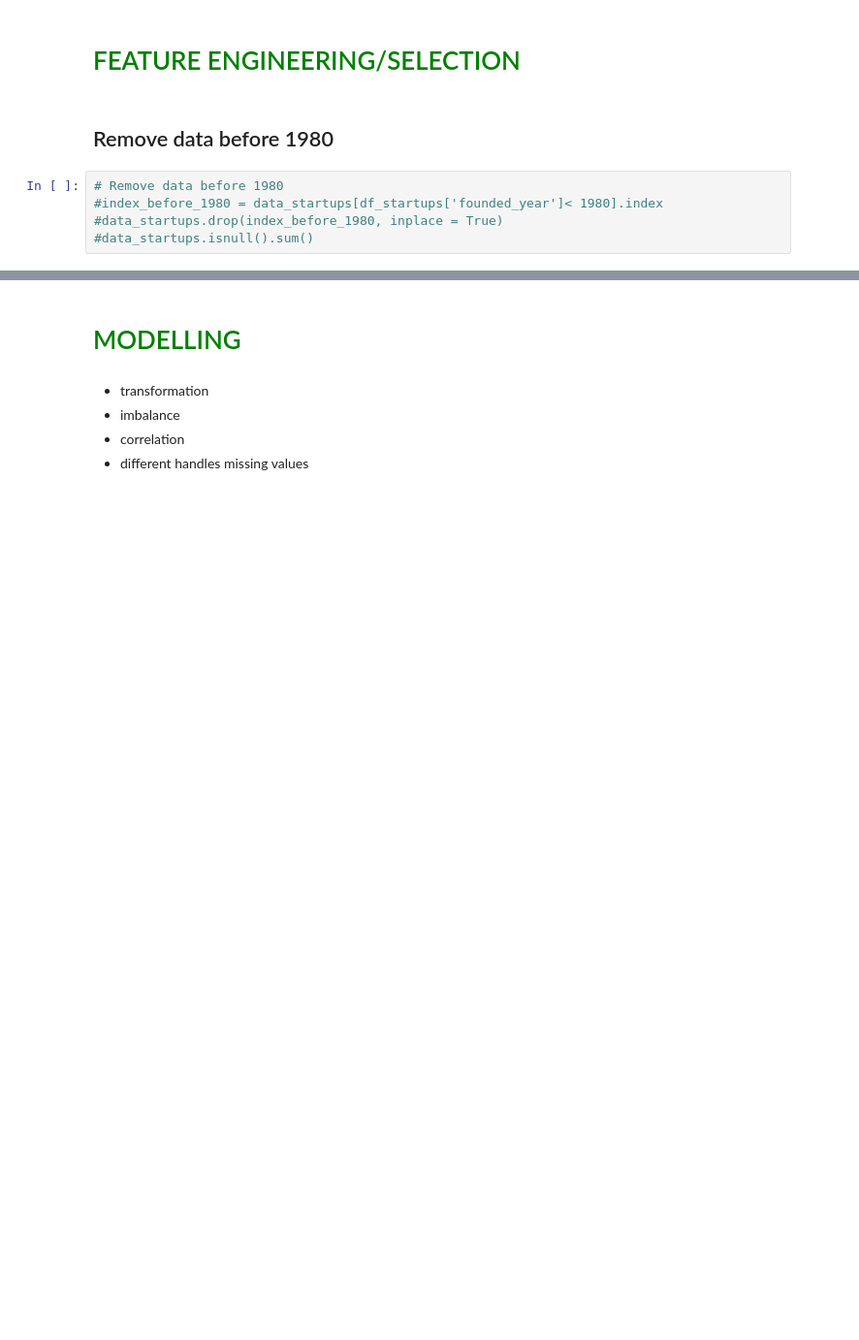
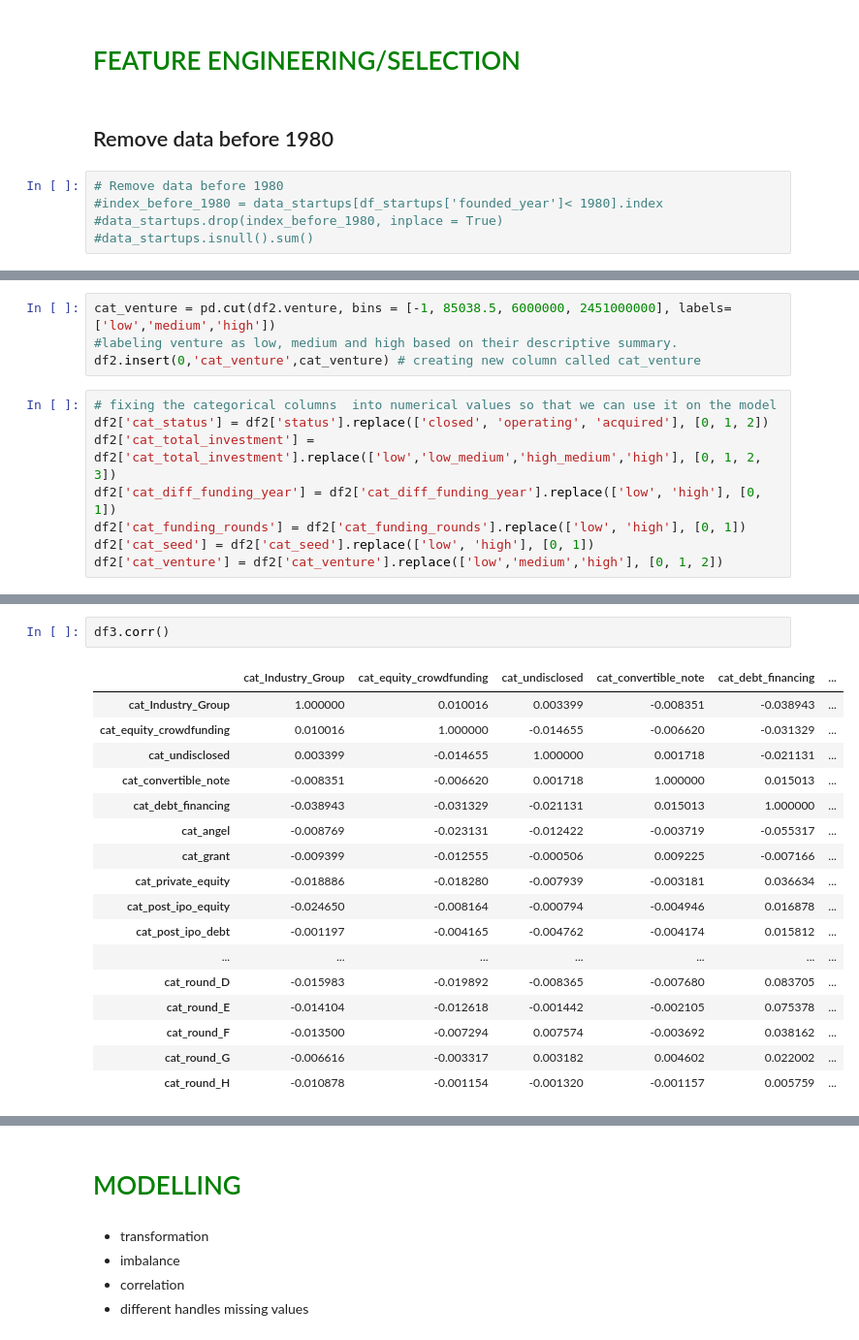
Before and after one commit to FirenziaF/STARTUP-FUNDING-ANALYSIS, a Jupyter notebook: notebook.ipynb, the cells around one changed output, grey strips where cells are left out. Shown at 97% size. Cells and saved outputs as stored; diff of their text form; blank space fills up the shorter version.

```diff
--- a/notebook.ipynb
+++ b/notebook.ipynb
@@ -1126,0 +1461,12 @@ plt.imshow(w)
+# %%
+cat_venture = pd.cut(df2.venture, bins = [-1, 85038.5, 6000000, 2451000000], labels=['low','medium','high'])
+#labeling venture as low, medium and high based on their descriptive summary.
+df2.insert(0,'cat_venture',cat_venture) # creating new column called cat_venture
+# %%
+# fixing the categorical columns  into numerical values so that we can use it on the model
+df2['cat_status'] = df2['status'].replace(['closed', 'operating', 'acquired'], [0, 1, 2])
+df2['cat_total_investment'] = df2['cat_total_investment'].replace(['low','low_medium','high_medium','high'], [0, 1, 2, 3])
+df2['cat_diff_funding_year'] = df2['cat_diff_funding_year'].replace(['low', 'high'], [0, 1])
+df2['cat_funding_rounds'] = df2['cat_funding_rounds'].replace(['low', 'high'], [0, 1])
+df2['cat_seed'] = df2['cat_seed'].replace(['low', 'high'], [0, 1])
+df2['cat_venture'] = df2['cat_venture'].replace(['low','medium','high'], [0, 1, 2])
@@ -1126,0 +1559,20 @@ plt.imshow(w)
+# %%
+df3.corr()
+# %% [output]
+|  | cat_Industry_Group | cat_equity_crowdfunding | cat_undisclosed | cat_convertible_note | cat_debt_financing | ... |
+| cat_Industry_Group | 1.000000 | 0.010016 | 0.003399 | -0.008351 | -0.038943 | ... |
+| cat_equity_crowdfunding | 0.010016 | 1.000000 | -0.014655 | -0.006620 | -0.031329 | ... |
+| cat_undisclosed | 0.003399 | -0.014655 | 1.000000 | 0.001718 | -0.021131 | ... |
+| cat_convertible_note | -0.008351 | -0.006620 | 0.001718 | 1.000000 | 0.015013 | ... |
+| cat_debt_financing | -0.038943 | -0.031329 | -0.021131 | 0.015013 | 1.000000 | ... |
+| cat_angel | -0.008769 | -0.023131 | -0.012422 | -0.003719 | -0.055317 | ... |
+| cat_grant | -0.009399 | -0.012555 | -0.000506 | 0.009225 | -0.007166 | ... |
+| cat_private_equity | -0.018886 | -0.018280 | -0.007939 | -0.003181 | 0.036634 | ... |
+| cat_post_ipo_equity | -0.024650 | -0.008164 | -0.000794 | -0.004946 | 0.016878 | ... |
+| cat_post_ipo_debt | -0.001197 | -0.004165 | -0.004762 | -0.004174 | 0.015812 | ... |
+| ... | ... | ... | ... | ... | ... | ... |
+| cat_round_D | -0.015983 | -0.019892 | -0.008365 | -0.007680 | 0.083705 | ... |
+| cat_round_E | -0.014104 | -0.012618 | -0.001442 | -0.002105 | 0.075378 | ... |
+| cat_round_F | -0.013500 | -0.007294 | 0.007574 | -0.003692 | 0.038162 | ... |
+| cat_round_G | -0.006616 | -0.003317 | 0.003182 | 0.004602 | 0.022002 | ... |
+| cat_round_H | -0.010878 | -0.001154 | -0.001320 | -0.001157 | 0.005759 | ... |
```
Also changed, not shown: parts of 37 cells of this notebook.
